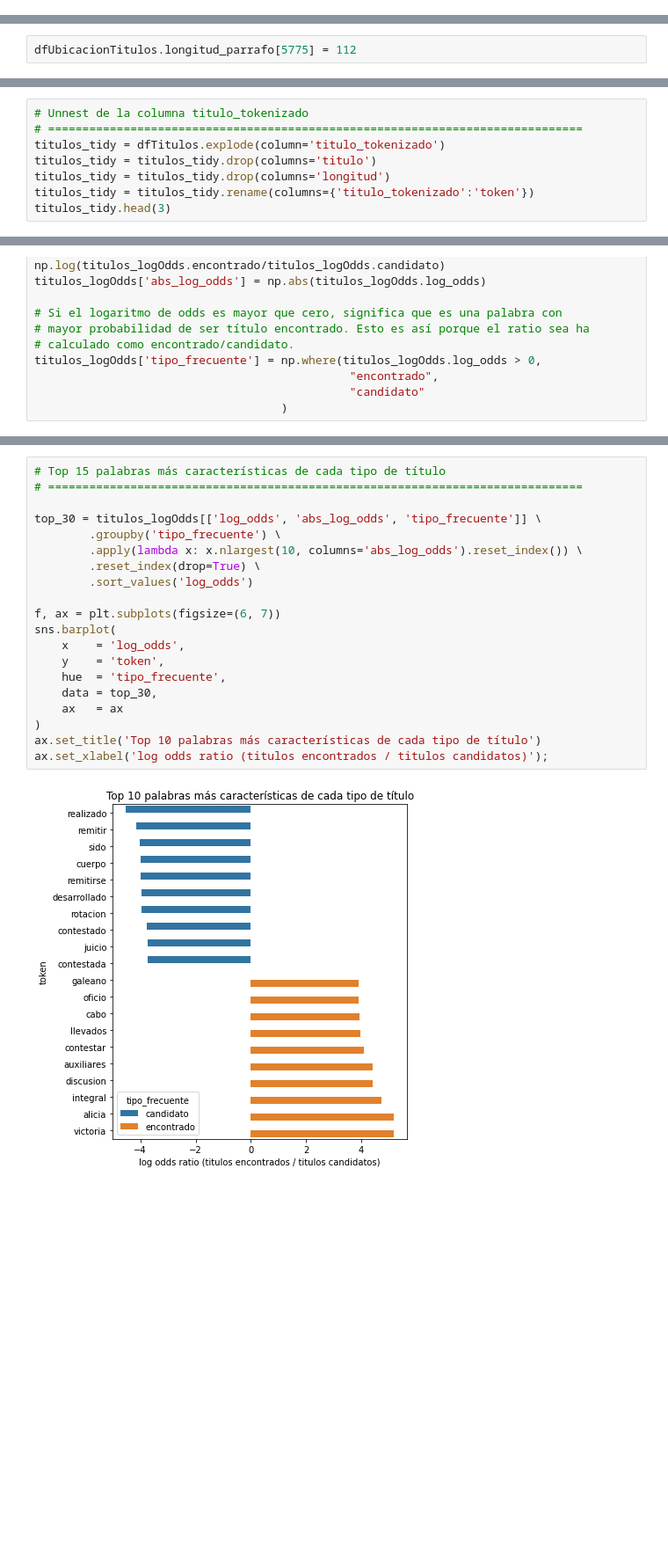
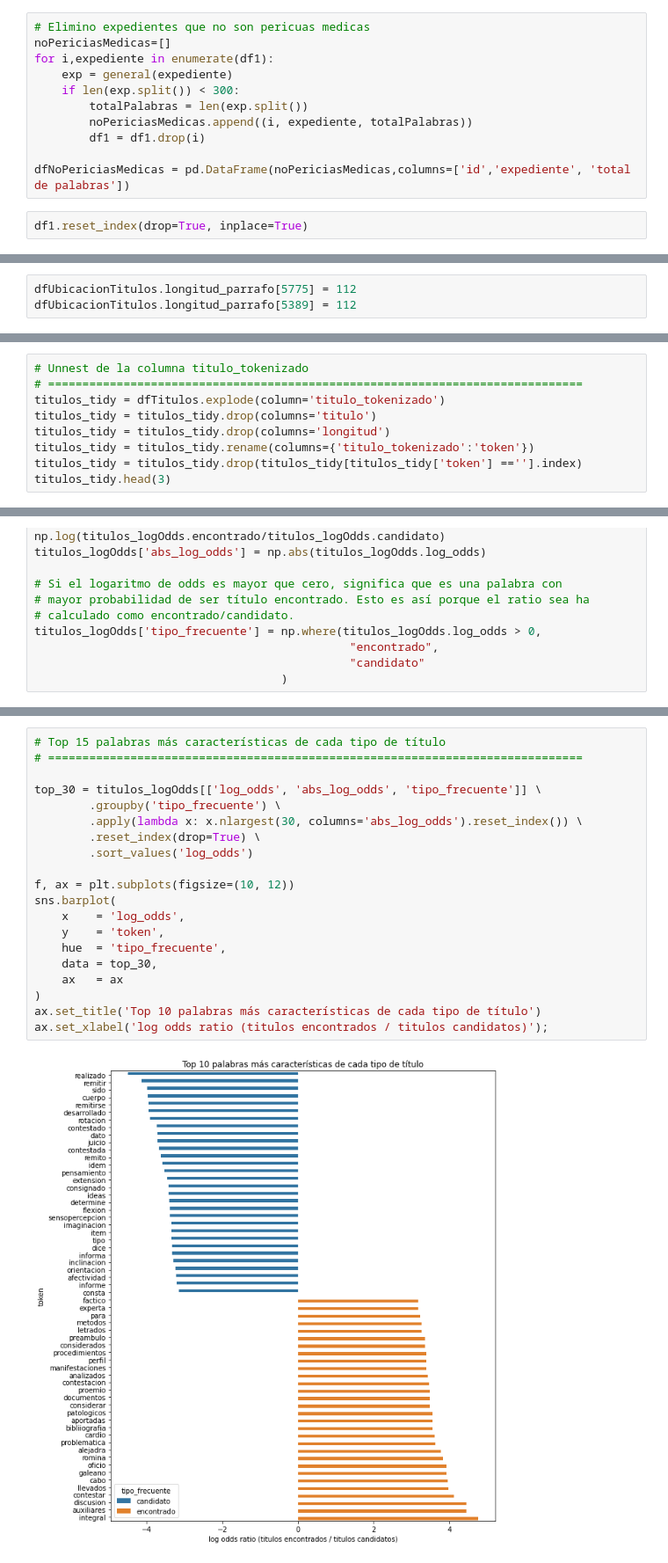
Before and after one commit to gaston411/Mi-Proyecto, a Jupyter notebook: Busqueda_titulo-parrafo.ipynb, the cells around one changed output, grey strips where cells are left out. Shown at 88% size. Drawn from its saved outputs; the diff is of its cells as text; blank space fills up the shorter version.

Commit message:
cambios generales

```diff
--- a/Busqueda_titulo-parrafo.ipynb
+++ b/Busqueda_titulo-parrafo.ipynb
@@ -31,0 +34,13 @@ def general(txt: str, bert=False, nums=True) -> str:
+# %%
+# Elimino expedientes que no son pericuas medicas
+noPericiasMedicas=[]
+for i,expediente in enumerate(df1):
+    exp = general(expediente)
+    if len(exp.split()) < 300:
+        totalPalabras = len(exp.split())
+        noPericiasMedicas.append((i, expediente, totalPalabras))
+        df1 = df1.drop(i)
+
+dfNoPericiasMedicas = pd.DataFrame(noPericiasMedicas,columns=['id','expediente', 'total de palabras'])
+# %%
+df1.reset_index(drop=True, inplace=True)
@@ -441,6 +509,7 @@ longitudP = longitud_parrafos(dfUbicacionTitulos, dfLimpio)
 dfUbicacionTitulos['longitud_parrafo'] = pd.DataFrame(longitudP)
 # %%
 dfUbicacionTitulos.longitud_parrafo[5775] = 112
+dfUbicacionTitulos.longitud_parrafo[5389] = 112
 # %% [output]
 A value is trying to be set on a copy of a slice from a DataFrame
 
@@ -764,6 +816,7 @@ titulos_tidy = dfTitulos.explode(column='titulo_tokenizado')
 titulos_tidy = titulos_tidy.drop(columns='titulo')
 titulos_tidy = titulos_tidy.drop(columns='longitud')
 titulos_tidy = titulos_tidy.rename(columns={'titulo_tokenizado':'token'})
+titulos_tidy = titulos_tidy.drop(titulos_tidy[titulos_tidy['token'] ==''].index)
 titulos_tidy.head(3)
 # %% [output]
 |  | id | tipo | inicio | fin | token |
@@ -991,22 +1064,22 @@ Top 10 palabras más diferenciadas en títulos encontrados y tíulos candidatos
 # %%
 # Top 15 palabras más características de cada tipo de título
 # ==============================================================================
 
 top_30 = titulos_logOdds[['log_odds', 'abs_log_odds', 'tipo_frecuente']] \
         .groupby('tipo_frecuente') \
-        .apply(lambda x: x.nlargest(10, columns='abs_log_odds').reset_index()) \
+        .apply(lambda x: x.nlargest(30, columns='abs_log_odds').reset_index()) \
         .reset_index(drop=True) \
         .sort_values('log_odds')
 
-f, ax = plt.subplots(figsize=(6, 7))
+f, ax = plt.subplots(figsize=(10, 12))
 sns.barplot(
     x    = 'log_odds',
     y    = 'token',
     hue  = 'tipo_frecuente',
     data = top_30,
     ax   = ax
 )
 ax.set_title('Top 10 palabras más características de cada tipo de título')
 ax.set_xlabel('log odds ratio (titulos encontrados / titulos candidatos)');
 # %% [output]
-[figure, old version]
+[figure, new version]
```
Also changed, not shown: parts of 59 cells of this notebook, 3 other files.
